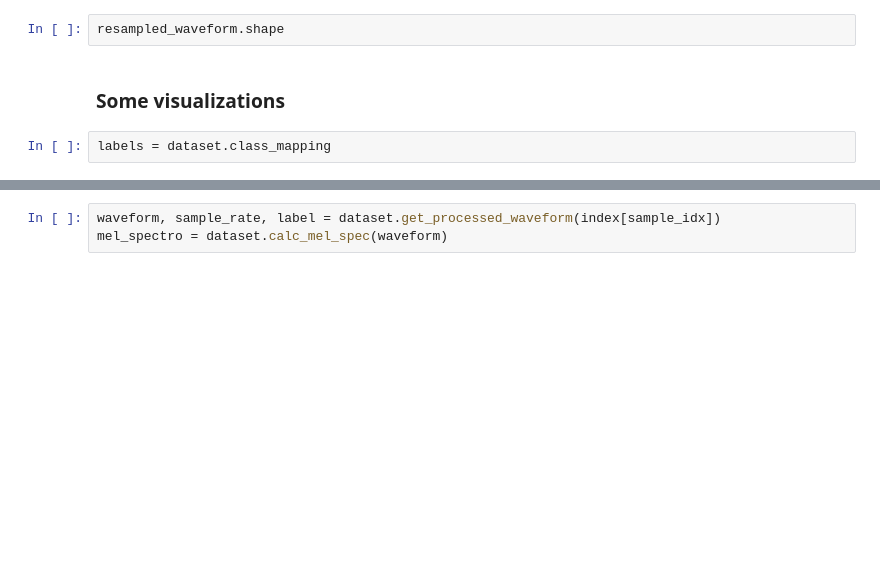
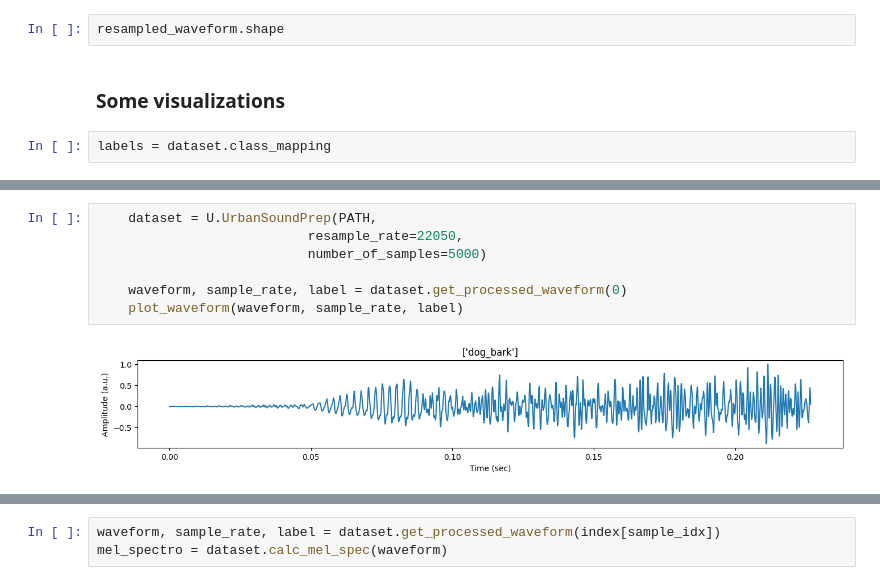
Before and after one commit to alextavern/musicAI, a Jupyter notebook: UrbanSound8K_Data_exploration+feature_extraction.ipynb, the cells around one changed output, grey strips where cells are left out. Saved outputs shown, nothing was run; the diff lists cells and outputs as text; blank space fills up the shorter version.

```diff
--- a/UrbanSound8K_Data_exploration+feature_extraction.ipynb
+++ b/UrbanSound8K_Data_exploration+feature_extraction.ipynb
@@ -293,0 +319,9 @@ for label in labels.keys():
+# %%
+    dataset = U.UrbanSoundPrep(PATH,
+                           resample_rate=22050,
+                           number_of_samples=5000)
+
+    waveform, sample_rate, label = dataset.get_processed_waveform(0)
+    plot_waveform(waveform, sample_rate, label)
+# %% [output]
+[figure, added]
```
Also changed, not shown: parts of 20 cells of this notebook.
